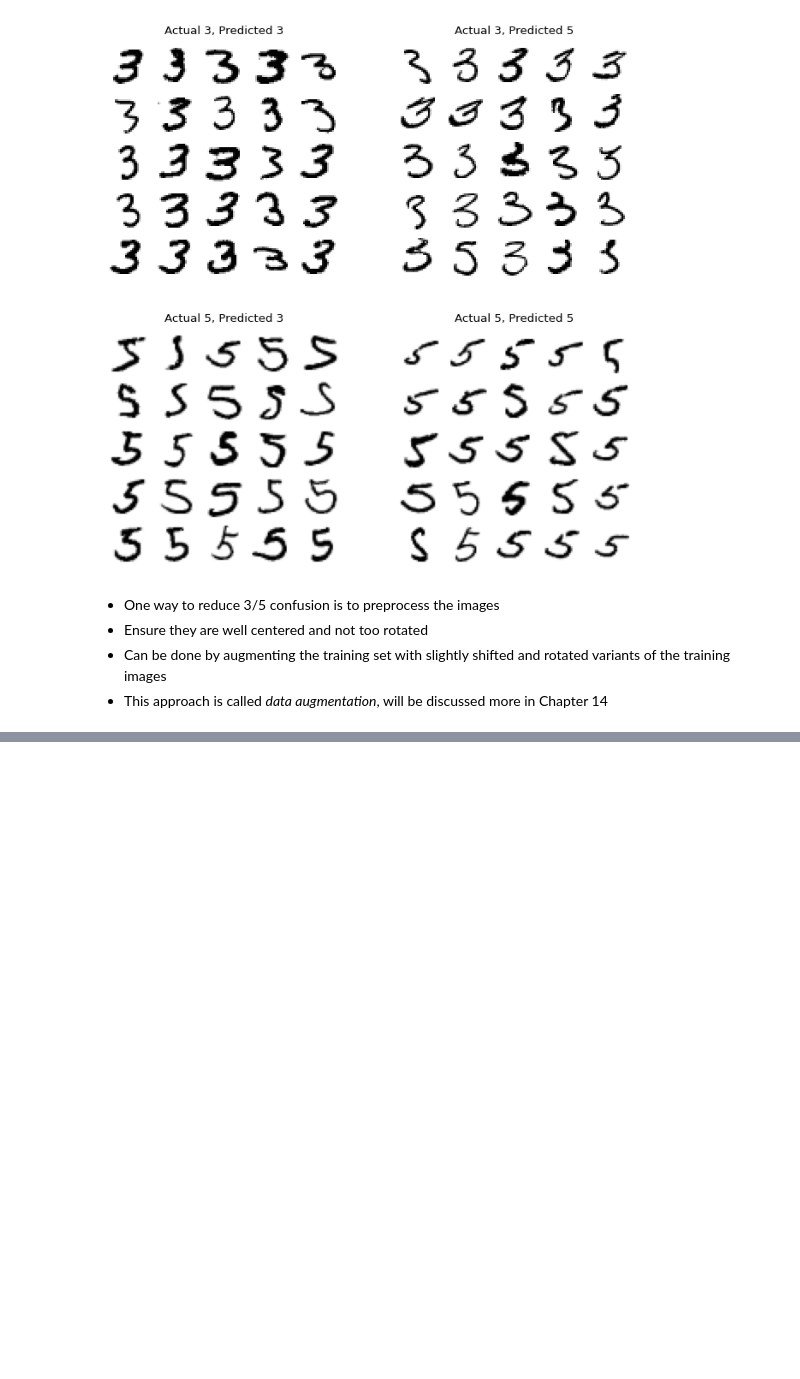
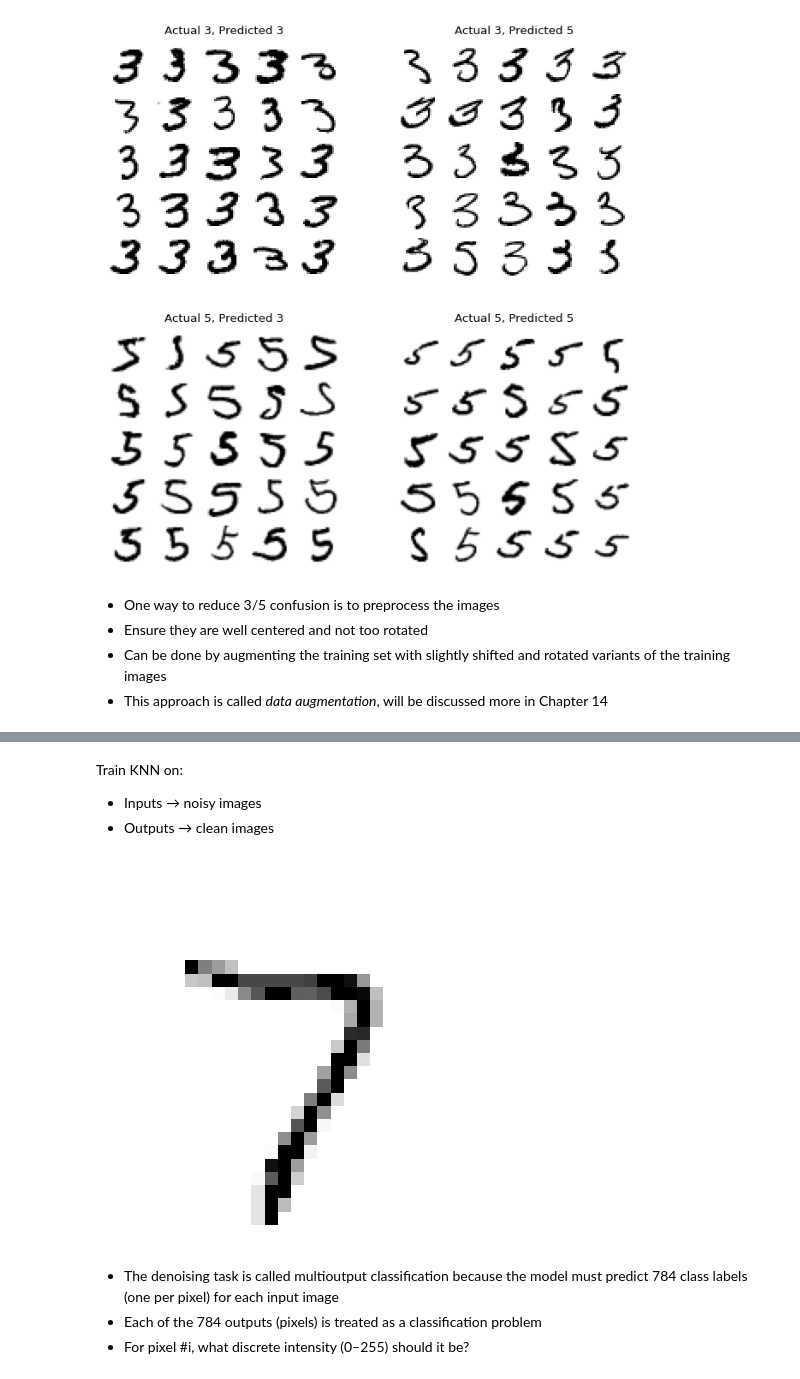
Before and after one commit to KANGWEII/hands_on_ml, a Jupyter notebook: Chapter03/classification.ipynb, the cells around one changed output, grey strips where cells are left out. Drawn from its saved outputs; the diff is of its cells as text; code cells hidden in the pictures; blank space fills up the shorter version.

Commit message:
Chapter03: add multilabel and multioutput classification

```diff
--- a/Chapter03/classification.ipynb
+++ b/Chapter03/classification.ipynb
@@ -606,0 +615,17 @@ plt.show()
+# %%
+# Creates a y_multilabel array containing two target labels for each digit image
+# First indicates whether or not the digit is large (7, 8, or 9)
+# Second indicates whether or not it is odd
+
+import numpy as np
+from sklearn.neighbors import KNeighborsClassifier
+
+y_train_large = (y_train >= 7)
+y_train_odd = (y_train % 2 == 1)
+y_multilabel = np.c_[y_train_large, y_train_odd]
+
+knn_clf = KNeighborsClassifier()
+knn_clf.fit(X_train, y_multilabel)
+
+knn_clf.predict([some_digit])
+# Digit 5 is not large (False) and odd (True)
@@ -606,0 +716,16 @@ plt.show()
+# %% [markdown]
+Train KNN on:
+- Inputs → noisy images
+- Outputs → clean images
+# %%
+knn_clf = KNeighborsClassifier()
+knn_clf.fit(X_train_mod, y_train_mod)
+clean_digit = knn_clf.predict([X_test_mod[0]])
+plot_digit(clean_digit)
+plt.show()
+# %% [output]
+[figure, added]
+# %% [markdown]
+- The denoising task is called multioutput classification because the model must predict 784 class labels (one per pixel) for each input image
+- Each of the 784 outputs (pixels) is treated as a classification problem
+- For pixel #i, what discrete intensity (0–255) should it be?
```
Also changed, not shown: parts of 13 cells of this notebook.
